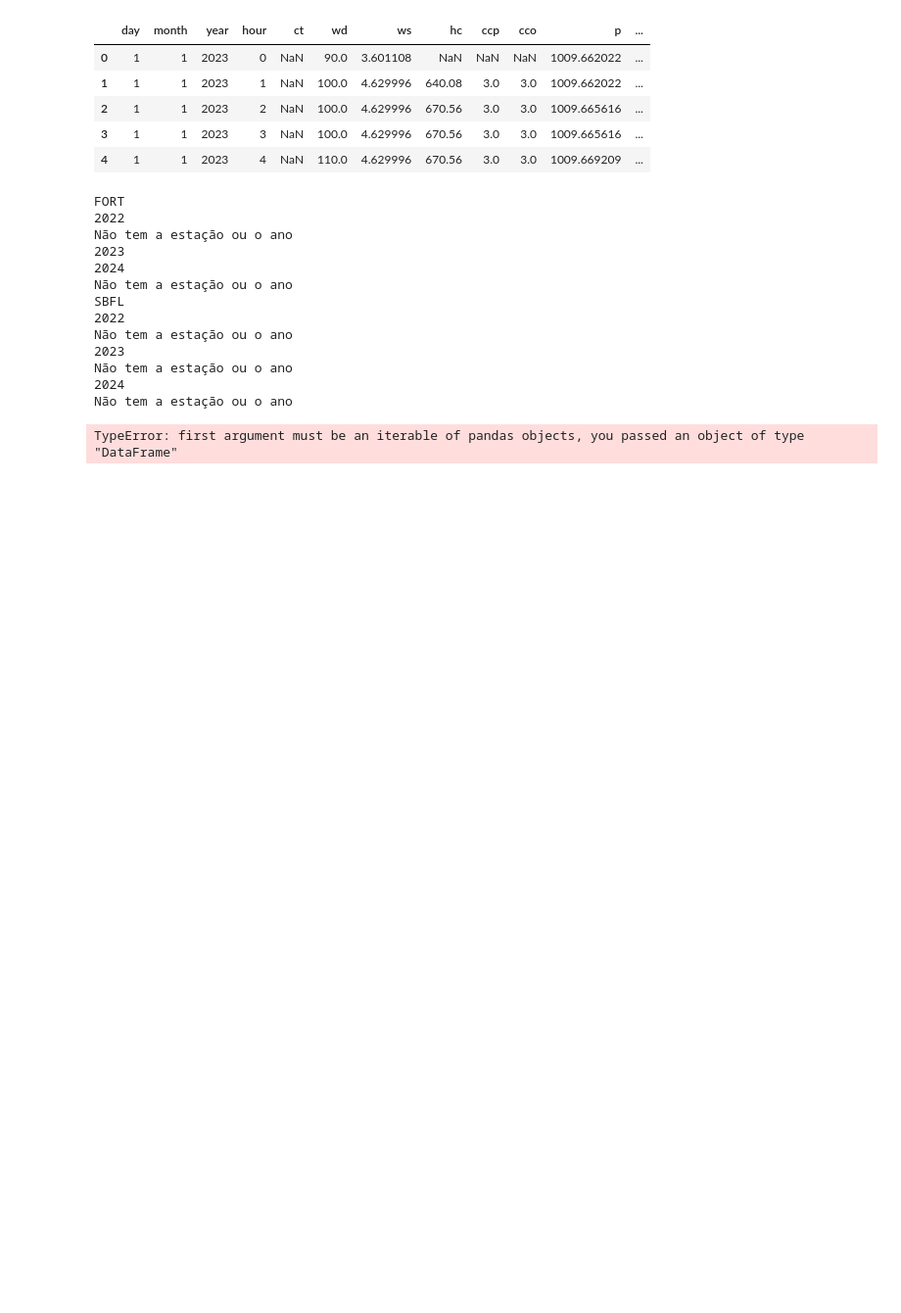
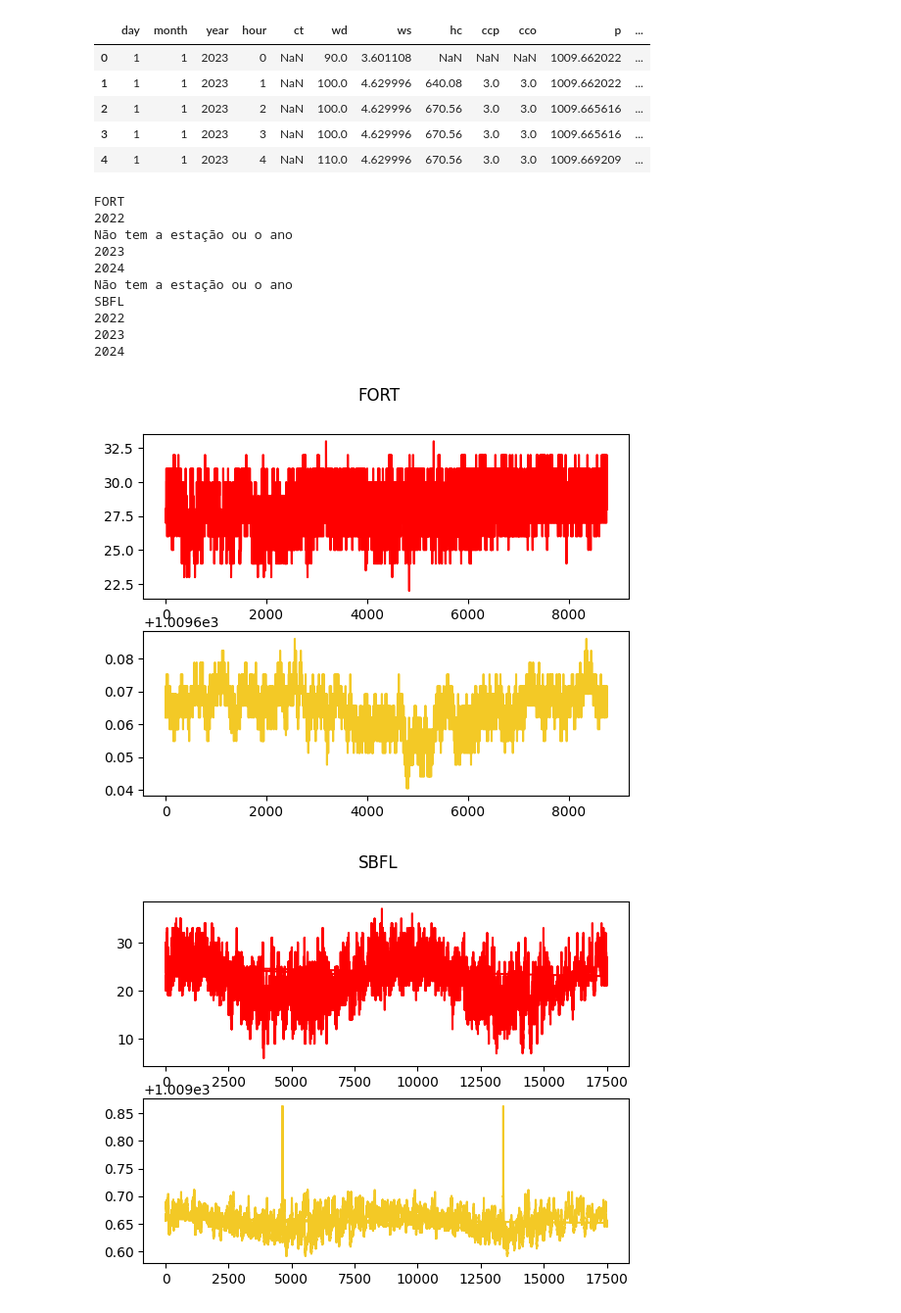
Before and after one commit to leohoinaski/ENS410064, a Jupyter notebook: 2024/notebooks/Aula03.ipynb, the cells around one changed output. Shown at 98% size. Saved outputs shown, nothing was run; the diff lists cells and outputs as text; code cells hidden in the pictures; blank space fills up the shorter version.

```diff
--- a/2024/notebooks/Aula03.ipynb
+++ b/2024/notebooks/Aula03.ipynb
@@ -101,33 +102,41 @@ metar_SBFL_2024.csv
 | 4 | 1 | 1 | 2023 | 4 | NaN | 110.0 | 4.629996 | 670.56 | 3.0 | 3.0 | 1009.669209 | ... |
 # %%
 # Condicionando a leitura para apenas uma estação
-
-dataAll = []
 for st in stations:
+    dataAll = []
     print(st)
     for year in years:
         print(year)
         try:
             data = pd.read_csv(dataPath+'\\'+'metar_'+st+'_'+year+'.csv')
             dataAll.append(data)
         except:
             print('Não tem a estação ou o ano')
 
     # Concatenando a lista de dados
     dataAll = pd.concat(dataAll)
-    dataAll.head()
+
+    # Criando a pasta das figuras
+    os.makedirs(os.path.dirname(cwd) +'\\figuras\\'+st, exist_ok=True)
+
+    # Criando uma figura para a estação
+    fig, ax = plt.subplots(2)
+    ax[0].plot(dataAll.temp,color='red')
+    ax[1].plot(dataAll.p, color = '#f3c926')
+    fig.suptitle(st)
+
+    # Salvando as figuras
+    fig.savefig(os.path.dirname(cwd) +'\\figuras\\'+st+'\\timeseries_'+st+'_'+years[0]+'to'+years[-1]+'.png')
 # %% [output]
 FORT
 2022
 Não tem a estação ou o ano
 2023
 2024
 Não tem a estação ou o ano
 SBFL
 2022
-Não tem a estação ou o ano
 2023
-Não tem a estação ou o ano
 2024
-Não tem a estação ou o ano
-TypeError: first argument must be an iterable of pandas objects, you passed an object of type "DataFrame"
+[figure, added]
+[figure, added]
```
Also changed, not shown: parts of 1 cell of this notebook, 1 other file.
